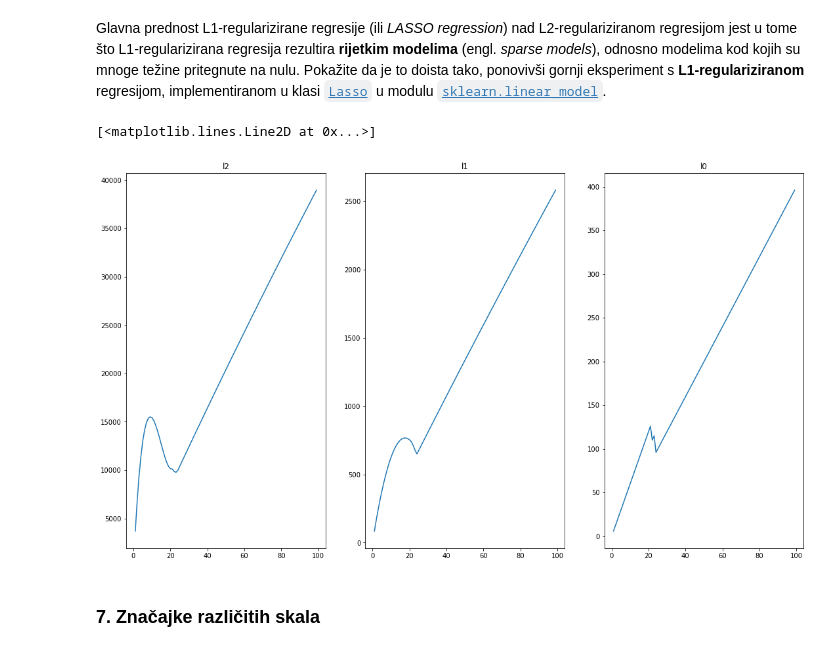
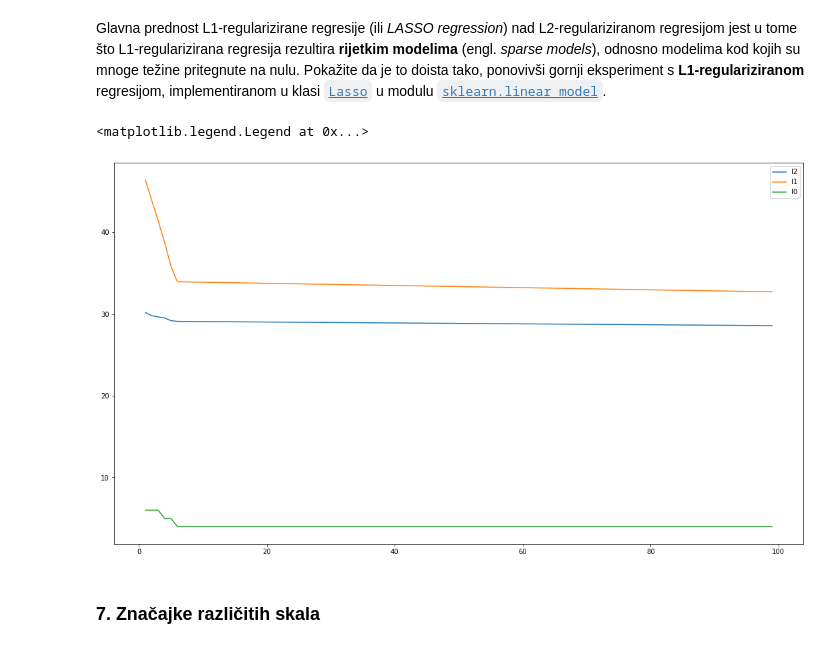
Before and after one commit to DominikSpiljak/Machine-Learning, a Jupyter notebook: SU-2020-LAB01-Regresija.ipynb, the cells around one changed output. Cells and saved outputs as stored; diff of their text form; code cells hidden in the pictures.

```diff
--- a/SU-2020-LAB01-Regresija.ipynb
+++ b/SU-2020-LAB01-Regresija.ipynb
@@ -380,28 +419,26 @@ Za ovaj zadatak upotrijebite skup za učenje i skup za testiranje iz zadatka 3b.
 **Q:** Za $\lambda=100$, koliki je postotak težina modela jednak nuli, odnosno koliko je model rijedak?
 # %%
 from sklearn.linear_model import Ridge
-fig, axes = plt.subplots(1, 3)
-fig.set_size_inches(18.5, 10.5)
+fig, axes = plt.subplots(1)
+fig.set_size_inches(10.5, 10.5)
 
 X = make_instances(-5, 5, 50)
 y = make_labels(X, lambda x: 5 + x - 2 * x ** 2 - 5 * x ** 3, 200)
 
-poly = PolynomialFeatures(5)
+poly = PolynomialFeatures(4)
 X_tilda = poly.fit_transform(X)
 
 l2, l1, l0 = [], [], []
 
 lambdas = range(1, 100)
 for lamb in lambdas:
-    w = linalg.inv(X_tilda.T.dot(X_tilda) + lamb * np.eye(X_tilda.shape[1])).dot(X_tilda.T).dot(y)
-    l2.append(lamb * np.sum(np.square(w)))
-    l1.append(lamb * np.sum(np.abs(w)))
-    l0.append(lamb * nonzeroes(w))
+    w = linalg.inv(X_tilda.T.dot(X_tilda) + np.dot(lamb, np.eye(X_tilda.shape[1]))).dot(X_tilda.T).dot(y)
+    l2.append(np.sqrt(np.sum(np.square(w))))
+    l1.append(np.sum(np.abs(w)))
+    l0.append(nonzeroes(w))
 
-axes[0].set_title('l2')
-axes[0].plot(lambdas, l2)
-axes[1].set_title('l1')
-axes[1].plot(lambdas, l1)
-axes[2].set_title('l0')
-axes[2].plot(lambdas, l0)
+axes.plot(lambdas, l2)
+axes.plot(lambdas, l1)
+axes.plot(lambdas, l0)
+axes.legend(["l2", "l1", "l0"])
 # %% [output]
@@ -413,36 +450,34 @@ axes[2].plot(lambdas, l0)
 Glavna prednost L1-regularizirane regresije (ili *LASSO regression*) nad L2-regulariziranom regresijom jest u tome što L1-regularizirana regresija rezultira **rijetkim modelima** (engl. *sparse models*), odnosno modelima kod kojih su mnoge težine pritegnute na nulu. Pokažite da je to doista tako, ponovivši gornji eksperiment s **L1-regulariziranom** regresijom, implementiranom u klasi  [`Lasso`](http://scikit-learn.org/stable/modules/generated/sklearn.linear_model.Lasso.html) u modulu [`sklearn.linear_model`](http://scikit-learn.org/stable/modules/classes.html#module-sklearn.linear_model).
 # %%
 from sklearn.linear_model import Lasso
-fig, axes = plt.subplots(1, 3)
+fig, axes = plt.subplots(1)
 fig.set_size_inches(18.5, 10.5)
 
 X = make_instances(-5, 5, 50)
 y = make_labels(X, lambda x: 5 + x - 2 * x ** 2 - 5 * x ** 3, 200)
 
 poly = PolynomialFeatures(5)
 X_tilda = poly.fit_transform(X)
 
 l2, l1, l0 = [], [], []
 
 lambdas = range(1, 100)
 for lamb in lambdas:
     reg = Lasso(lamb)
     reg.fit(X_tilda, y)
     w = reg.coef_
     w[0] = reg.intercept_
-    l2.append(lamb * np.sum(np.square(w)))
-    l1.append(lamb * np.sum(np.abs(w)))
-    l0.append(lamb * nonzeroes(w))
+    l2.append(np.sqrt(np.sum(np.square(w))))
+    l1.append(np.sum(np.abs(w)))
+    l0.append(nonzeroes(w))
 
-axes[0].set_title('l2')
-axes[0].plot(lambdas, l2)
-axes[1].set_title('l1')
-axes[1].plot(lambdas, l1)
-axes[2].set_title('l0')
-axes[2].plot(lambdas, l0)
+axes.plot(lambdas, l2)
+axes.plot(lambdas, l1)
+axes.plot(lambdas, l0)
+axes.legend(["l2", "l1", "l0"])
 # %% [output]
-[<matplotlib.lines.Line2D at 0x...>]
+<matplotlib.legend.Legend at 0x...>
-[figure, old version]
+[figure, new version]
 # %% [markdown]
 ### 7. Značajke različitih skala
 # %% [markdown]
```
Also changed, not shown: parts of 19 cells of this notebook.
